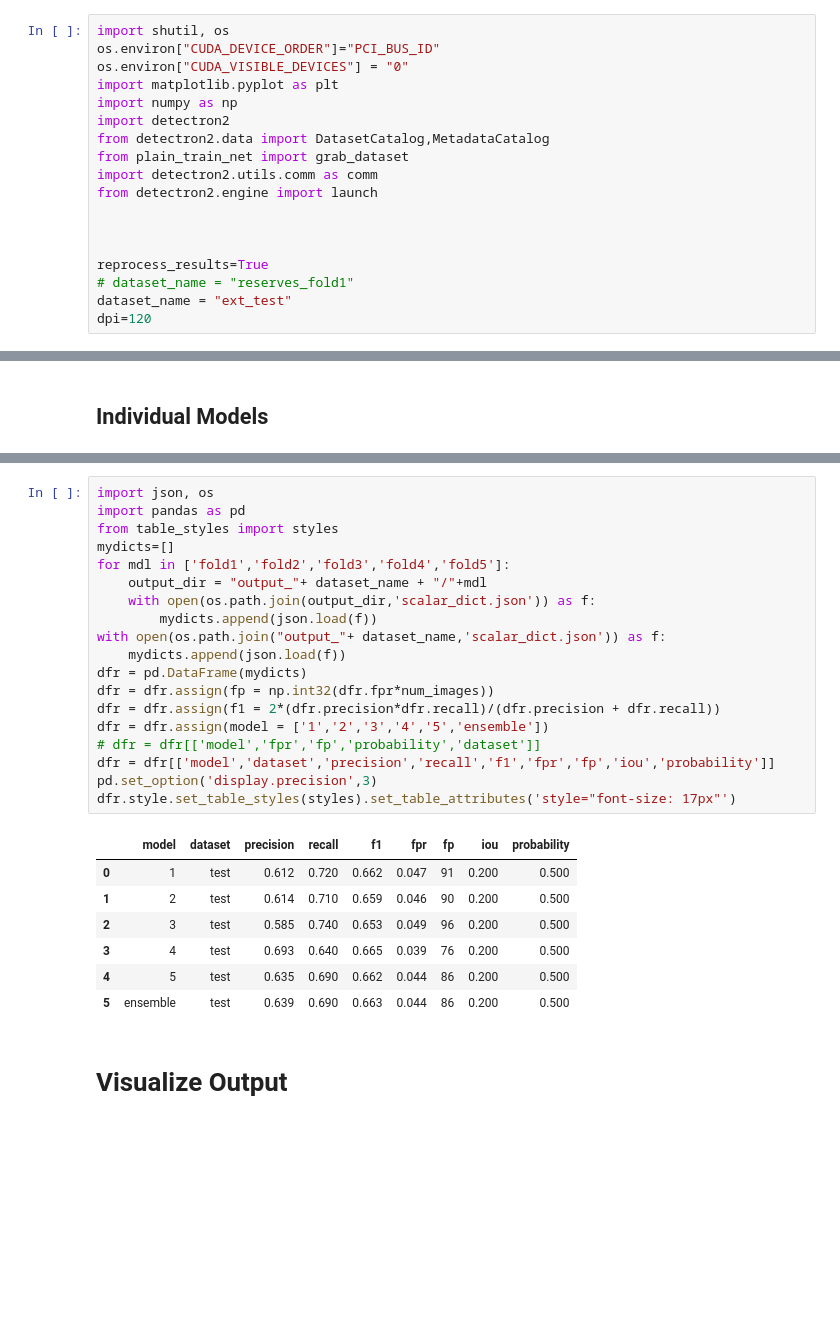
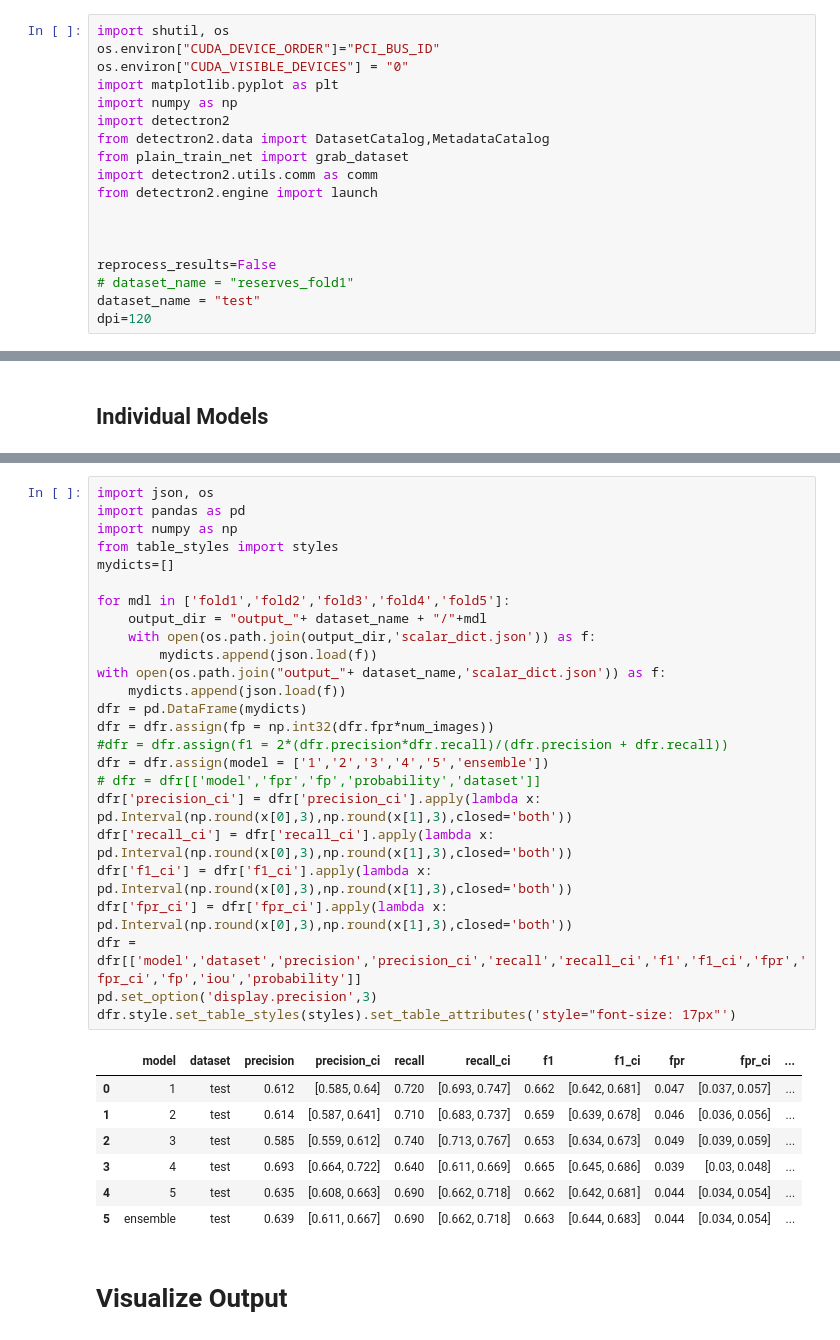
Before and after one commit to uw-biomedical-ml/detectron2-rpd-yb, a Jupyter notebook: runEnsemble.ipynb, the cells around one changed output, grey strips where cells are left out. Saved outputs shown, nothing was run; the diff lists cells and outputs as text; blank space fills up the shorter version.

Commit message:
Working on confidence intervals.

```diff
--- a/runEnsemble.ipynb
+++ b/runEnsemble.ipynb
@@ -12,9 +12,9 @@ from detectron2.engine import launch
 
 
 
-reprocess_results=True
+reprocess_results=False
 # dataset_name = "reserves_fold1"
-dataset_name = "ext_test"
+dataset_name = "test"
 dpi=120
 # %%
 #predict
@@ -223,30 +220,36 @@ DONE (t=0.01s).
 # %%
 import json, os
 import pandas as pd
+import numpy as np
 from table_styles import styles
 mydicts=[]
+
 for mdl in ['fold1','fold2','fold3','fold4','fold5']:
     output_dir = "output_"+ dataset_name + "/"+mdl
     with open(os.path.join(output_dir,'scalar_dict.json')) as f:
         mydicts.append(json.load(f))
 with open(os.path.join("output_"+ dataset_name,'scalar_dict.json')) as f:
     mydicts.append(json.load(f))
 dfr = pd.DataFrame(mydicts)
 dfr = dfr.assign(fp = np.int32(dfr.fpr*num_images))
-dfr = dfr.assign(f1 = 2*(dfr.precision*dfr.recall)/(dfr.precision + dfr.recall))
+#dfr = dfr.assign(f1 = 2*(dfr.precision*dfr.recall)/(dfr.precision + dfr.recall))
 dfr = dfr.assign(model = ['1','2','3','4','5','ensemble'])
 # dfr = dfr[['model','fpr','fp','probability','dataset']]
-dfr = dfr[['model','dataset','precision','recall','f1','fpr','fp','iou','probability']]
+dfr['precision_ci'] = dfr['precision_ci'].apply(lambda x: pd.Interval(np.round(x[0],3),np.round(x[1],3),closed='both'))
+dfr['recall_ci'] = dfr['recall_ci'].apply(lambda x: pd.Interval(np.round(x[0],3),np.round(x[1],3),closed='both'))
+dfr['f1_ci'] = dfr['f1_ci'].apply(lambda x: pd.Interval(np.round(x[0],3),np.round(x[1],3),closed='both'))
+dfr['fpr_ci'] = dfr['fpr_ci'].apply(lambda x: pd.Interval(np.round(x[0],3),np.round(x[1],3),closed='both'))
+dfr = dfr[['model','dataset','precision','precision_ci','recall','recall_ci','f1','f1_ci','fpr','fpr_ci','fp','iou','probability']]
 pd.set_option('display.precision',3)
 dfr.style.set_table_styles(styles).set_table_attributes('style="font-size: 17px"')
 # %% [output]
-|  | model | dataset | precision | recall | f1 | fpr | fp | iou | probability |
-| 0 | 1 | test | 0.612 | 0.720 | 0.662 | 0.047 | 91 | 0.200 | 0.500 |
-| 1 | 2 | test | 0.614 | 0.710 | 0.659 | 0.046 | 90 | 0.200 | 0.500 |
-| 2 | 3 | test | 0.585 | 0.740 | 0.653 | 0.049 | 96 | 0.200 | 0.500 |
-| 3 | 4 | test | 0.693 | 0.640 | 0.665 | 0.039 | 76 | 0.200 | 0.500 |
-| 4 | 5 | test | 0.635 | 0.690 | 0.662 | 0.044 | 86 | 0.200 | 0.500 |
-| 5 | ensemble | test | 0.639 | 0.690 | 0.663 | 0.044 | 86 | 0.200 | 0.500 |
+|  | model | dataset | precision | precision_ci | recall | recall_ci | f1 | f1_ci | fpr | fpr_ci | ... |
+| 0 | 1 | test | 0.612 | [0.585, 0.64] | 0.720 | [0.693, 0.747] | 0.662 | [0.642, 0.681] | 0.047 | [0.037, 0.057] | ... |
+| 1 | 2 | test | 0.614 | [0.587, 0.641] | 0.710 | [0.683, 0.737] | 0.659 | [0.639, 0.678] | 0.046 | [0.036, 0.056] | ... |
+| 2 | 3 | test | 0.585 | [0.559, 0.612] | 0.740 | [0.713, 0.767] | 0.653 | [0.634, 0.673] | 0.049 | [0.039, 0.059] | ... |
+| 3 | 4 | test | 0.693 | [0.664, 0.722] | 0.640 | [0.611, 0.669] | 0.665 | [0.645, 0.686] | 0.039 | [0.03, 0.048] | ... |
+| 4 | 5 | test | 0.635 | [0.608, 0.663] | 0.690 | [0.662, 0.718] | 0.662 | [0.642, 0.681] | 0.044 | [0.034, 0.054] | ... |
+| 5 | ensemble | test | 0.639 | [0.611, 0.667] | 0.690 | [0.662, 0.718] | 0.663 | [0.644, 0.683] | 0.044 | [0.034, 0.054] | ... |
 # %% [markdown]
 # Visualize Output
 # %%
```
Also changed, not shown: parts of 2 cells of this notebook, 2 other files.
